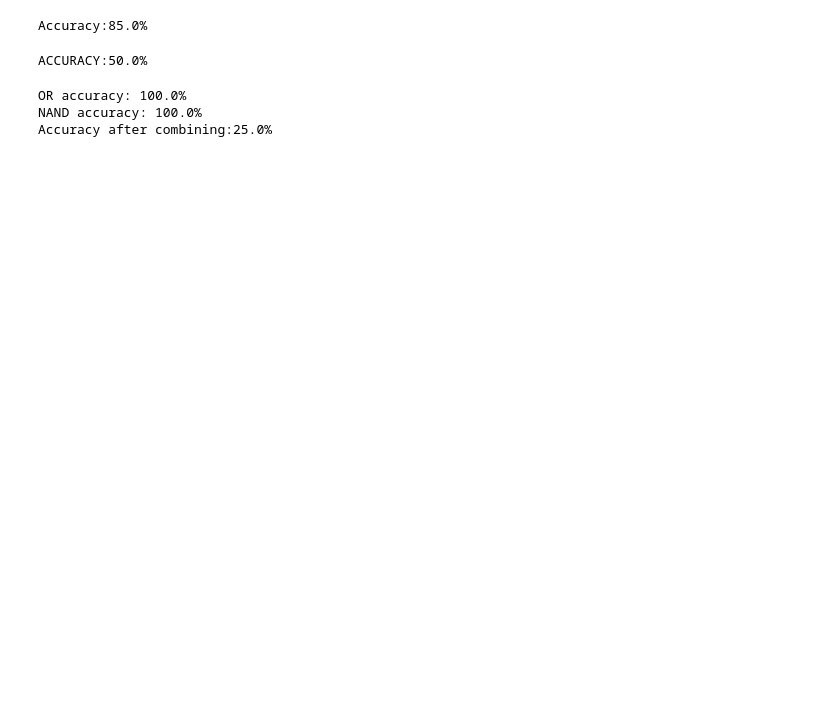
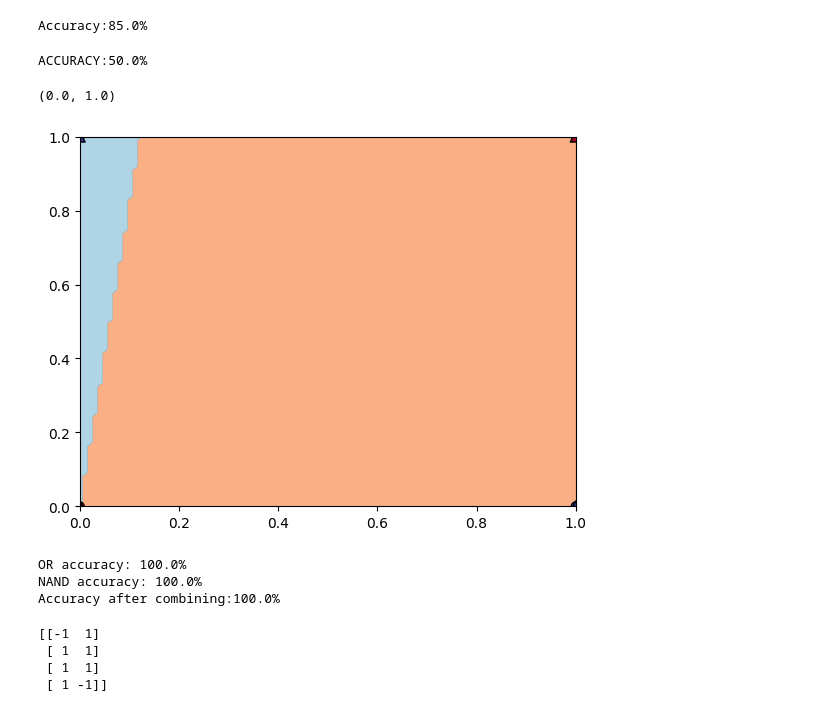
Before and after one commit to taha-rizvi/AI_FROM_SCRATCH, a Jupyter notebook: perceptron/test.ipynb, the cells around one changed output. Drawn from its saved outputs; the diff is of its cells as text; code cells hidden in the pictures; blank space fills up the shorter version.

```diff
--- a/perceptron/test.ipynb
+++ b/perceptron/test.ipynb
@@ -90,6 +98,26 @@ preds=model_xor.predict(X_test)
 print(f"ACCURACY:{np.sum(preds==y_test)/len(y_test)*100}%")
 # %% [output]
 ACCURACY:50.0%
+# %%
+
+import numpy as np
+x_min,x_max=X_xor[:,0].min() ,X_xor[:,0].max()
+y_min,y_max=X_xor[:,1].min() ,X_xor[:,1].max()
+xx, yy=np.meshgrid(np.linspace(x_min,x_max,100),np.linspace(y_min,y_max,100))
+
+x_in=np.c_[xx.ravel(),yy.ravel()]
+# %%
+preds_plot=model_xor.predict(x_in).reshape(xx.shape)
+# %%
+import matplotlib.pyplot as plt
+plt.contourf(xx, yy, preds_plot,levels=[-2,0,2], cmap=plt.cm.RdYlBu, alpha=0.7 )
+plt.scatter(X_xor[:,0], X_xor[:,1], c=y_target, s=40, cmap=plt.cm.RdYlBu, edgecolors='k')
+plt.scatter(X_test[:,0], X_test[:,1], c=y_test, s=60, marker='^', cmap=plt.cm.RdYlBu, edgecolors='k')
+plt.xlim(xx.min(), xx.max())
+plt.ylim(yy.min(), yy.max())
+# %% [output]
+(0.0, 1.0)
+[figure, added]
 # %%
 #Using one perceptron as OR and one for NAND to impement XOR
 y_or=np.array([-1,1,1,1])
@@ -101,9 +129,15 @@ pred_or=model_or.predict(X_test)
 model_nand=perceptron(eta=0.1,max_iters=100)
 model_nand.train(X_xor,y_nand)
 pred_nand=model_nand.predict(X_test)
-def xor_sign(z):
-    return np.where(z > 0, 1, -1)
-final_preds=xor_sign(pred_or-pred_nand)
+X_final = np.column_stack((pred_or, pred_nand))
+
+y_final = np.array([-1, 1, 1, -1])
+
+model_and = perceptron(eta=0.1, max_iters=100)
+model_and.train(X_final, y_final)
+
+final_preds = model_and.predict(X_final)
+
 
 or_correct = np.sum(pred_or == y_or)
 print(f"OR accuracy: {or_correct/4*100}%")
@@ -116,4 +150,11 @@ print(f"Accuracy after combining:{np.sum(final_preds==y_test)/len(y_test)*100}%"
 # %% [output]
 OR accuracy: 100.0%
 NAND accuracy: 100.0%
-Accuracy after combining:25.0%
+Accuracy after combining:100.0%
+# %%
+print(X_final)
+# %% [output]
+[[-1  1]
+ [ 1  1]
+ [ 1  1]
+ [ 1 -1]]
```
Also changed, not shown: parts of 7 cells of this notebook, 3 other files.
